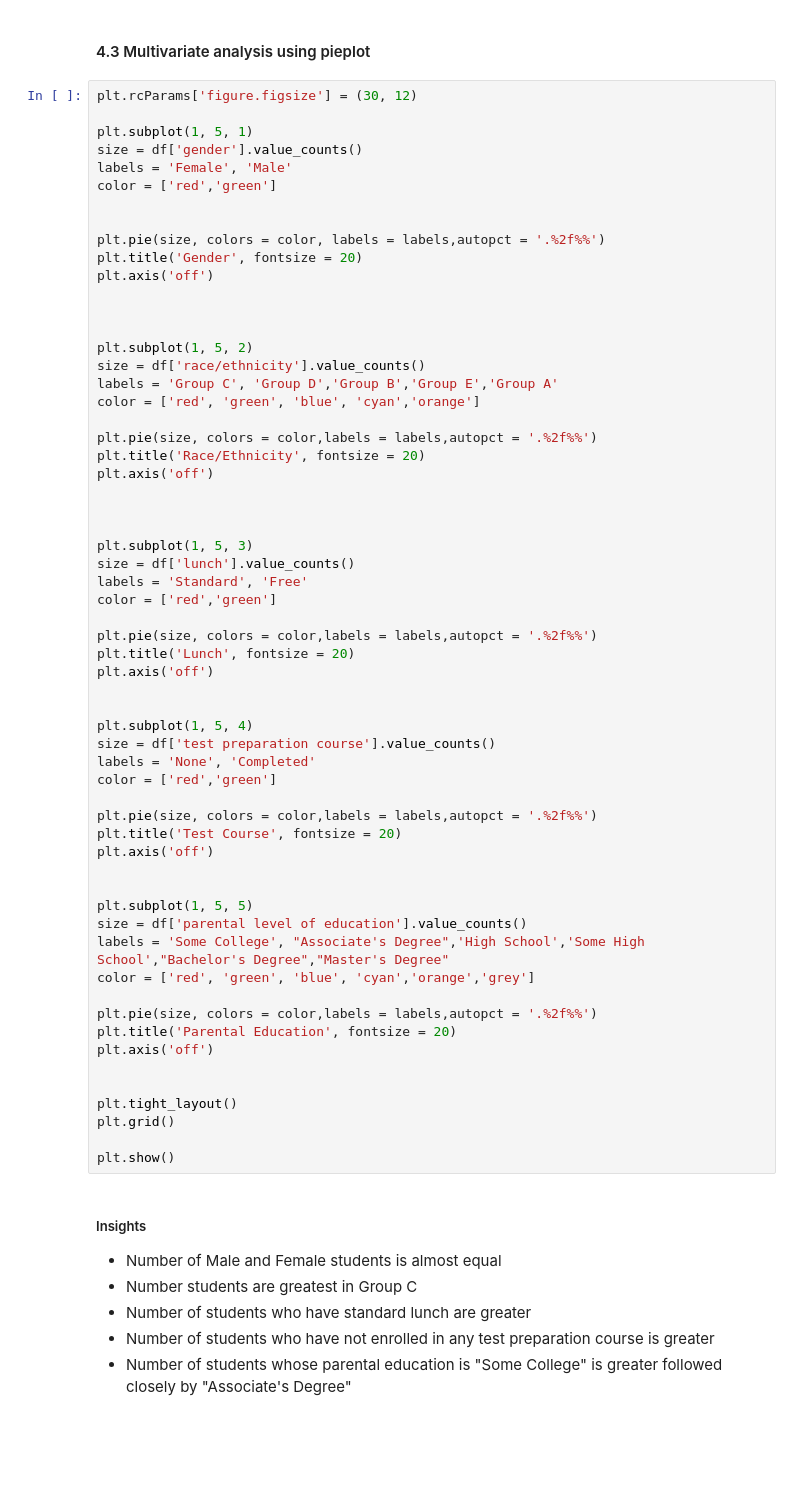
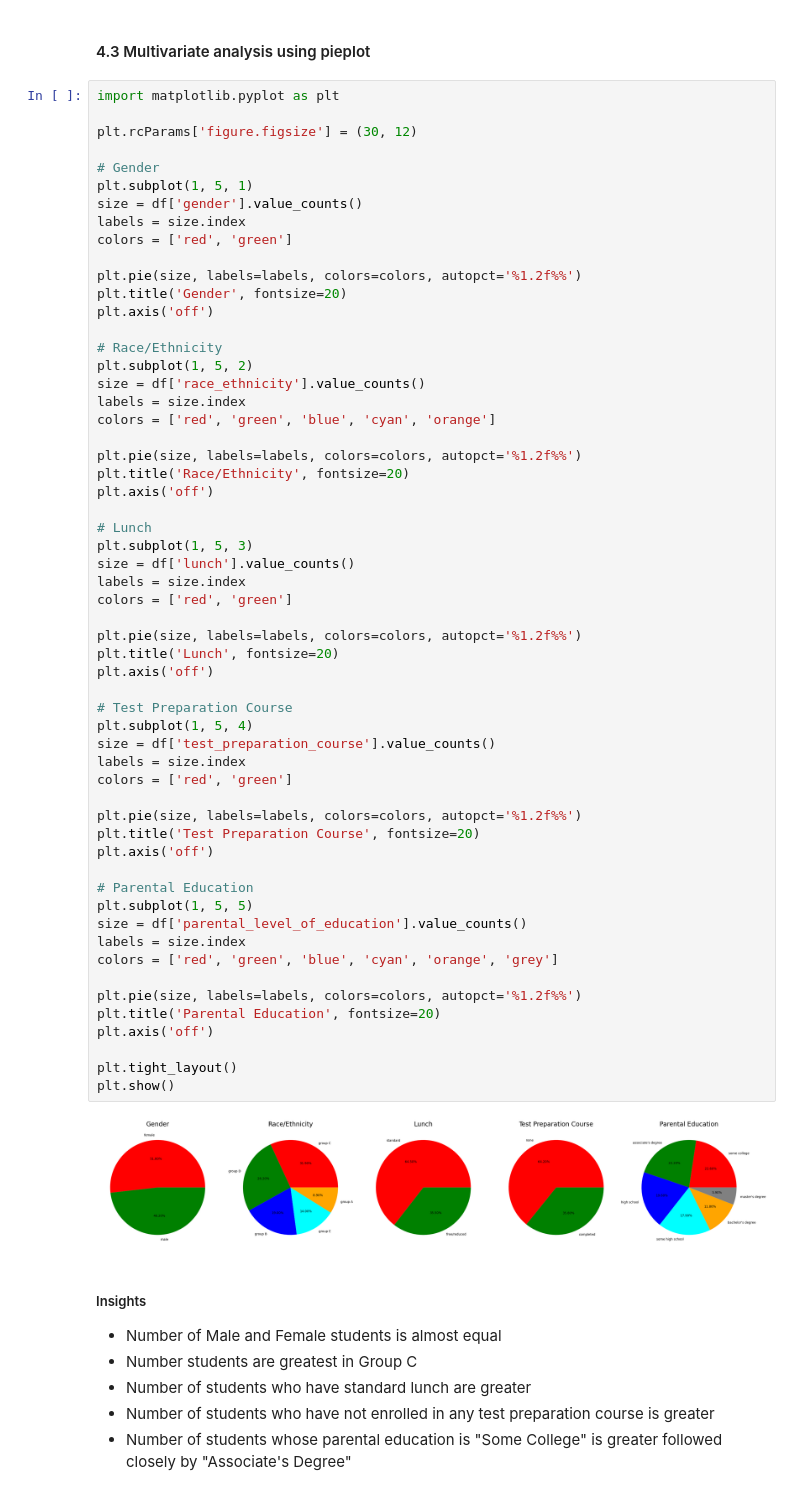
Before and after one commit to HarshithaKodurupaka/ML-Project, a Jupyter notebook: notebook/1 .EDA STUDENT PERFORMANCE.ipynb, the cells around one changed output. Cells and saved outputs as stored; diff of their text form; blank space fills up the shorter version.

```diff
--- a/notebook/1 .EDA STUDENT PERFORMANCE.ipynb
+++ b/notebook/1 .EDA STUDENT PERFORMANCE.ipynb
@@ -331,65 +370,64 @@ plt.show()
 # %% [markdown]
 #### 4.3 Multivariate analysis using pieplot
 # %%
+import matplotlib.pyplot as plt
+
 plt.rcParams['figure.figsize'] = (30, 12)
 
+# Gender
 plt.subplot(1, 5, 1)
 size = df['gender'].value_counts()
-labels = 'Female', 'Male'
-color = ['red','green']
+labels = size.index
+colors = ['red', 'green']
 
-
-plt.pie(size, colors = color, labels = labels,autopct = '.%2f%%')
-plt.title('Gender', fontsize = 20)
+plt.pie(size, labels=labels, colors=colors, autopct='%1.2f%%')
+plt.title('Gender', fontsize=20)
 plt.axis('off')
 
+# Race/Ethnicity
+plt.subplot(1, 5, 2)
+size = df['race_ethnicity'].value_counts()
+labels = size.index
+colors = ['red', 'green', 'blue', 'cyan', 'orange']
 
-
-plt.subplot(1, 5, 2)
-size = df['race/ethnicity'].value_counts()
-labels = 'Group C', 'Group D','Group B','Group E','Group A'
-color = ['red', 'green', 'blue', 'cyan','orange']
-
-plt.pie(size, colors = color,labels = labels,autopct = '.%2f%%')
-plt.title('Race/Ethnicity', fontsize = 20)
+plt.pie(size, labels=labels, colors=colors, autopct='%1.2f%%')
+plt.title('Race/Ethnicity', fontsize=20)
 plt.axis('off')
 
-
-
+# Lunch
 plt.subplot(1, 5, 3)
 size = df['lunch'].value_counts()
-labels = 'Standard', 'Free'
-color = ['red','green']
+labels = size.index
+colors = ['red', 'green']
 
-plt.pie(size, colors = color,labels = labels,autopct = '.%2f%%')
-plt.title('Lunch', fontsize = 20)
+plt.pie(size, labels=labels, colors=colors, autopct='%1.2f%%')
+plt.title('Lunch', fontsize=20)
 plt.axis('off')
 
+# Test Preparation Course
+plt.subplot(1, 5, 4)
+size = df['test_preparation_course'].value_counts()
+labels = size.index
+colors = ['red', 'green']
 
-plt.subplot(1, 5, 4)
-size = df['test preparation course'].value_counts()
-labels = 'None', 'Completed'
-color = ['red','green']
-
-plt.pie(size, colors = color,labels = labels,autopct = '.%2f%%')
-plt.title('Test Course', fontsize = 20)
+plt.pie(size, labels=labels, colors=colors, autopct='%1.2f%%')
+plt.title('Test Preparation Course', fontsize=20)
 plt.axis('off')
 
+# Parental Education
+plt.subplot(1, 5, 5)
+size = df['parental_level_of_education'].value_counts()
+labels = size.index
+colors = ['red', 'green', 'blue', 'cyan', 'orange', 'grey']
 
-plt.subplot(1, 5, 5)
-size = df['parental level of education'].value_counts()
-labels = 'Some College', "Associate's Degree",'High School','Some High School',"Bachelor's Degree","Master's Degree"
-color = ['red', 'green', 'blue', 'cyan','orange','grey']
-
-plt.pie(size, colors = color,labels = labels,autopct = '.%2f%%')
-plt.title('Parental Education', fontsize = 20)
+plt.pie(size, labels=labels, colors=colors, autopct='%1.2f%%')
+plt.title('Parental Education', fontsize=20)
 plt.axis('off')
 
-
 plt.tight_layout()
-plt.grid()
-
 plt.show()
+# %% [output]
+[figure, added]
 # %% [markdown]
 #####  Insights
 - Number of Male and Female students is almost equal
```
Also changed, not shown: parts of 7 cells of this notebook, 2 other files.
